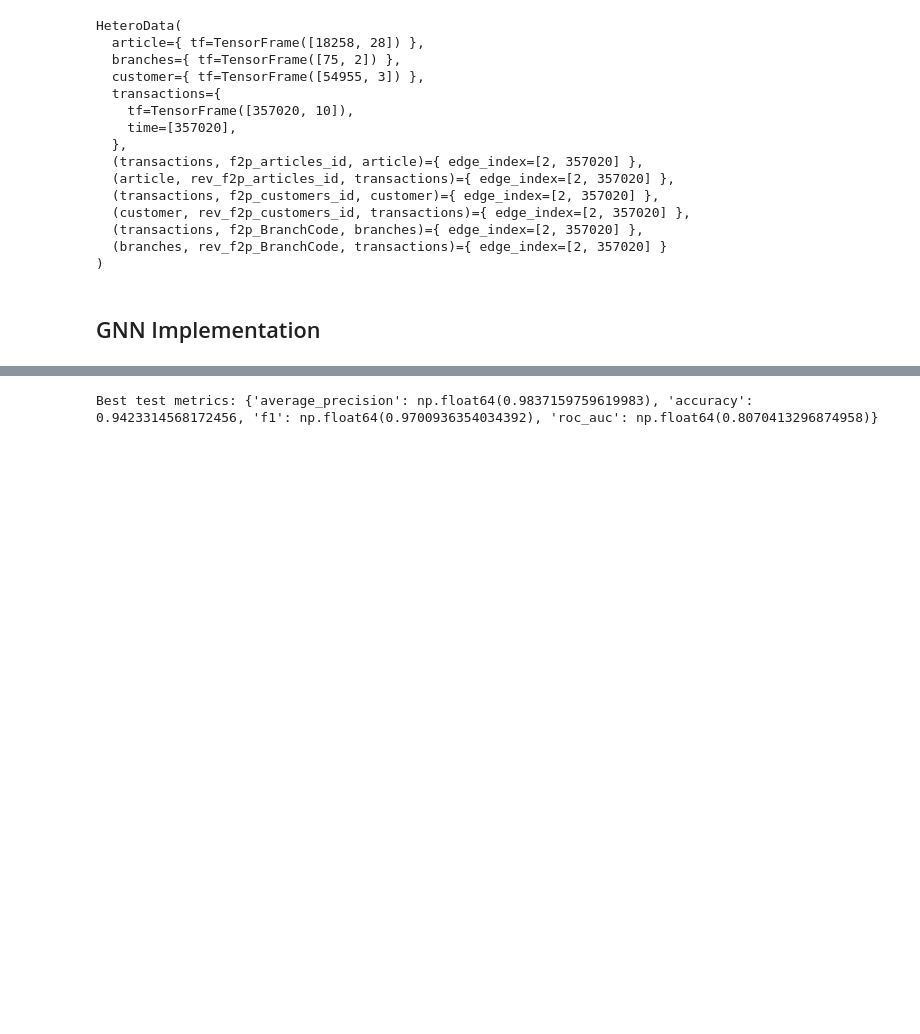
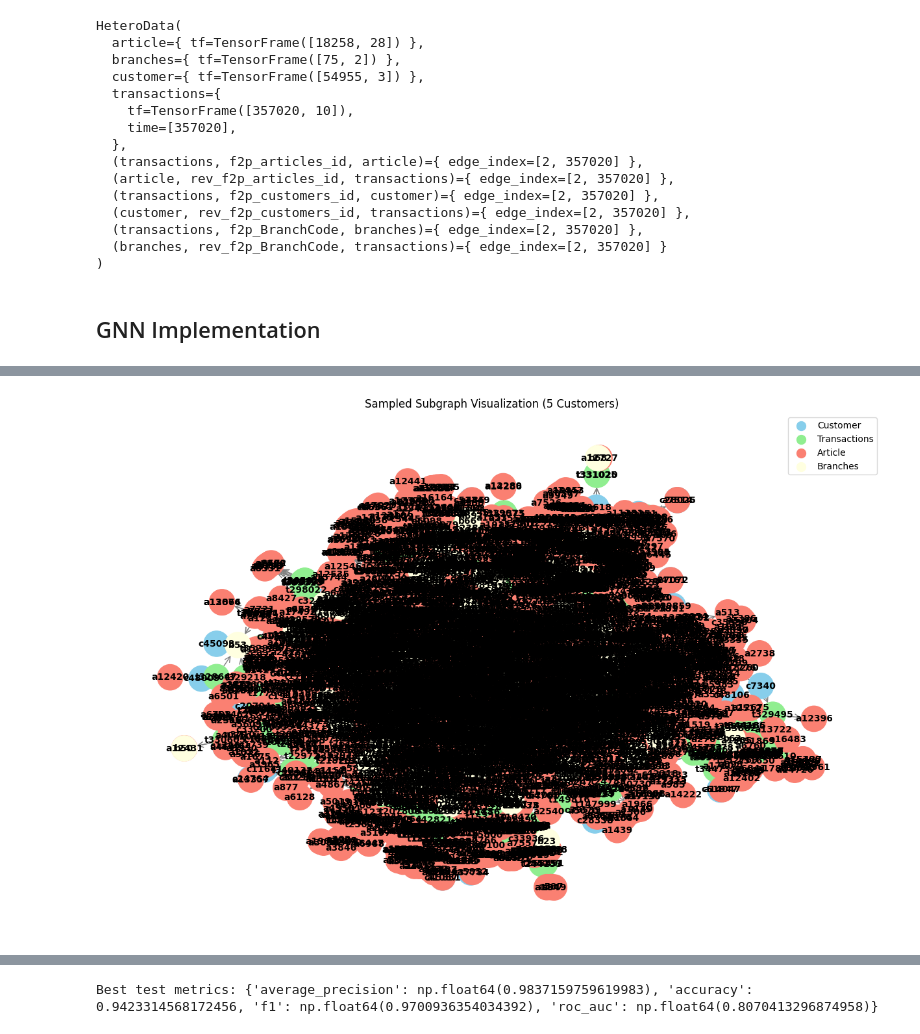
Before and after one commit to DanialNejad/relbench, a Jupyter notebook: Burger_churn.ipynb, the cells around one changed output, grey strips where cells are left out. Saved outputs shown, nothing was run; the diff lists cells and outputs as text; code cells hidden in the pictures; blank space fills up the shorter version.

```diff
--- a/Burger_churn.ipynb
+++ b/Burger_churn.ipynb
@@ -1353,0 +2344,9 @@ epochs = 10
+# %%
+top_nodes = get_top_nodes(hetero_explanation.node_mask_dict, top_k=5)
+for node_type, (values, indices) in top_nodes.items():
+    # Suppose your batch stores original IDs in 'n_id'
+    original_ids = batch[node_type].n_id if hasattr(batch[node_type], 'n_id') else torch.arange(batch[node_type].num_nodes, device=batch[node_type].x.device)
+    print(f"\nTop nodes for {node_type}:")
+    for i in range(len(values)):
+        original_id = original_ids[indices[i]].item()
+        print(f"  Original Node ID {original_id} → Importance: {values[i].item():.4f}")
@@ -1353,0 +2371,11 @@ epochs = 10
+# %%
+top_edges = get_top_edges(hetero_explanation.edge_mask_dict, top_k=5)
+for edge_type, (values, indices) in top_edges.items():
+    # Get the original edge index for that edge type
+    edge_index = batch.edge_index_dict[edge_type]
+    print(f"\nTop edges for {edge_type}:")
+    for i in range(len(values)):
+        # Each column in edge_index represents a single edge: [source, target]
+        edge_idx = indices[i].item()
+        source, target = edge_index[0, edge_idx].item(), edge_index[1, edge_idx].item()
+        print(f"  Edge {edge_idx} → Source: {source}, Target: {target}, Importance: {values[i].item():.4f}")
@@ -1390,3 +3133,56 @@ def test(loader: NeighborLoader) -> np.ndarray:
         pred = pred.view(-1) if pred.size(1) == 1 else pred
         pred_list.append(pred.detach().cpu())
     return torch.cat(pred_list, dim=0).numpy()
+# %%
+import networkx as nx
+import matplotlib.pyplot as plt
+
+# Convert to NetworkX (simplified)
+G = nx.Graph()
+for node_type in ['customer', 'transactions', 'article', 'branches']:
+    for i, nid in enumerate(sampled_data[node_type].n_id):
+        G.add_node(f"{node_type}_{nid}", type=node_type)
+
+for edge_type in sampled_data.edge_types:
+    edge_index = sampled_data[edge_type].edge_index
+    src_type, _, dst_type = edge_type
+    for src, dst in edge_index.t().tolist():
+        G.add_edge(f"{src_type}_{sampled_data[src_type].n_id[src]}", f"{dst_type}_{sampled_data[dst_type].n_id[dst]}")
+
+# Define colors and labels
+node_colors = {
+    'customer': 'skyblue',
+    'transactions': 'lightgreen',
+    'article': 'salmon',
+    'branches': 'lightyellow'
+}
+pos = nx.spring_layout(G)
+colors = [node_colors[G.nodes[n]['type']] for n in G.nodes()]
+labels = {n: n.split('_')[0][0] + n.split('_')[1] for n in G.nodes()}  # e.g., "c0" for customer_0
+
+# Draw the graph
+plt.figure(figsize=(12, 8))
+nx.draw(
+    G,
+    pos,
+    node_color=colors,
+    with_labels=True,
+    labels=labels,
+    node_size=800,
+    font_size=10,
+    font_weight='bold',
+    edge_color='gray',
+    arrows=True,
+    arrowstyle='->',
+    arrowsize=15
+)
+
+# Add a legend
+for node_type, color in node_colors.items():
+    plt.scatter([], [], c=color, label=node_type.capitalize(), s=100)
+plt.legend(loc='upper right')
+
+plt.title("Sampled Subgraph Visualization (5 Customers)")
+plt.show()
+# %% [output]
+[figure, added]
```
Also changed, not shown: parts of 79 cells of this notebook.
